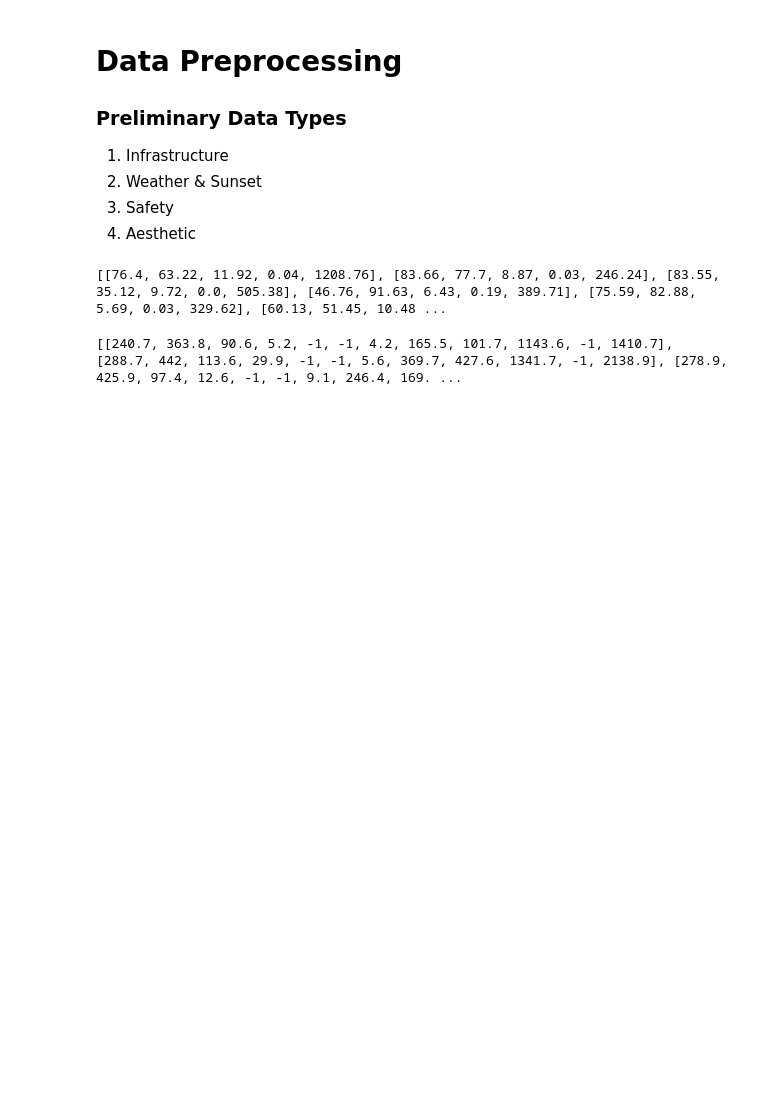
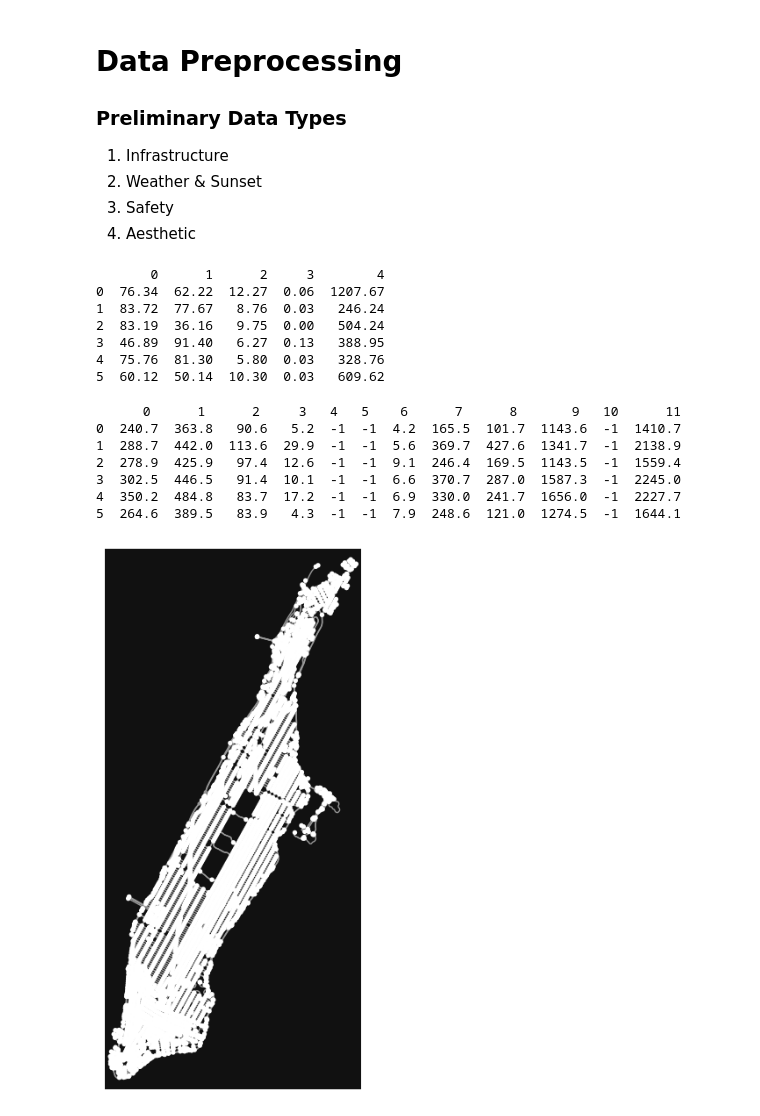
Before and after one commit to AmiriHayes/ASPIRE, a Jupyter notebook: ASPIRE.ipynb, the cells around one changed output. Drawn from its saved outputs; the diff is of its cells as text; code cells hidden in the pictures; blank space fills up the shorter version.

```diff
--- a/ASPIRE.ipynb
+++ b/ASPIRE.ipynb
@@ -47,9 +45,16 @@ for i, city in enumerate(cities):
     city_data = [temp_avg, humidity_avg, windspeed_avg, rain_avg, sunset_avg]
     weather_data.append(city_data)
 
+weather_data = pd.DataFrame(weather_data)
 print(weather_data)
 # %% [output]
-[[76.4, 63.22, 11.92, 0.04, 1208.76], [83.66, 77.7, 8.87, 0.03, 246.24], [83.55, 35.12, 9.72, 0.0, 505.38], [46.76, 91.63, 6.43, 0.19, 389.71], [75.59, 82.88, 5.69, 0.03, 329.62], [60.13, 51.45, 10.48 ...
+       0      1      2     3        4
+0  76.34  62.22  12.27  0.06  1207.67
+1  83.72  77.67   8.76  0.03   246.24
+2  83.19  36.16   9.75  0.00   504.24
+3  46.89  91.40   6.27  0.13   388.95
+4  75.76  81.30   5.80  0.03   328.76
+5  60.12  50.14  10.30  0.03   609.62
 # %%
 # Aesthetic Data (2 / 4)
 # %%
@@ -92,14 +97,27 @@ for state in states.keys():
             crime_list.append(-1)
     state_crimes.append(crime_list)
 
+state_crimes = pd.DataFrame(state_crimes)
 print(state_crimes)
 # %% [output]
-[[240.7, 363.8, 90.6, 5.2, -1, -1, 4.2, 165.5, 101.7, 1143.6, -1, 1410.7], [288.7, 442, 113.6, 29.9, -1, -1, 5.6, 369.7, 427.6, 1341.7, -1, 2138.9], [278.9, 425.9, 97.4, 12.6, -1, -1, 9.1, 246.4, 169. ...
+      0      1      2     3   4   5    6      7      8       9   10      11
+0  240.7  363.8   90.6   5.2  -1  -1  4.2  165.5  101.7  1143.6  -1  1410.7
+1  288.7  442.0  113.6  29.9  -1  -1  5.6  369.7  427.6  1341.7  -1  2138.9
+2  278.9  425.9   97.4  12.6  -1  -1  9.1  246.4  169.5  1143.5  -1  1559.4
+3  302.5  446.5   91.4  10.1  -1  -1  6.6  370.7  287.0  1587.3  -1  2245.0
+4  350.2  484.8   83.7  17.2  -1  -1  6.9  330.0  241.7  1656.0  -1  2227.7
+5  264.6  389.5   83.9   4.3  -1  -1  7.9  248.6  121.0  1274.5  -1  1644.1
 # %%
 # Infrastructure Data (4 / 4)
 
 # Source: OpenStreetMaps
 # Reference:
 # Reliability: 10
 
 API_KEY = 'AIzaSyA8tRrMP9tF7Pq-OTp_SnDVX4dN-KbivDw'
+
+G = ox.graph_from_place("Manhattan, New York, USA", network_type="drive")
+fig, ax = ox.plot_graph(G)
+gdf_nodes, gdf_edges = ox.graph_to_gdfs(G)
+# %% [output]
+[figure, added]
```
Also changed, not shown: parts of 1 cell of this notebook, 6 other files.
